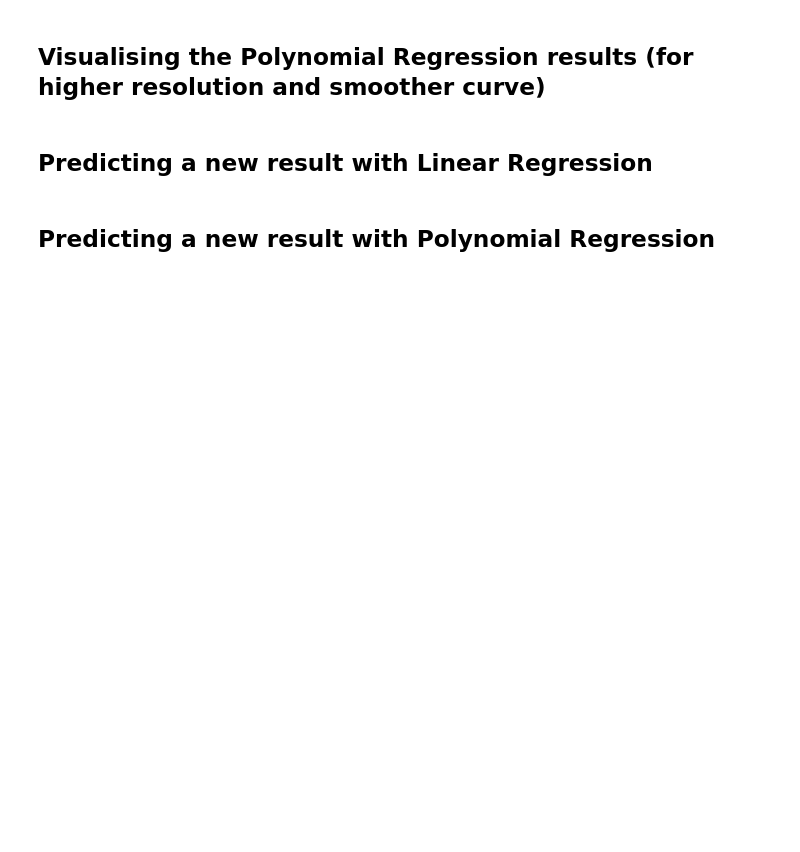
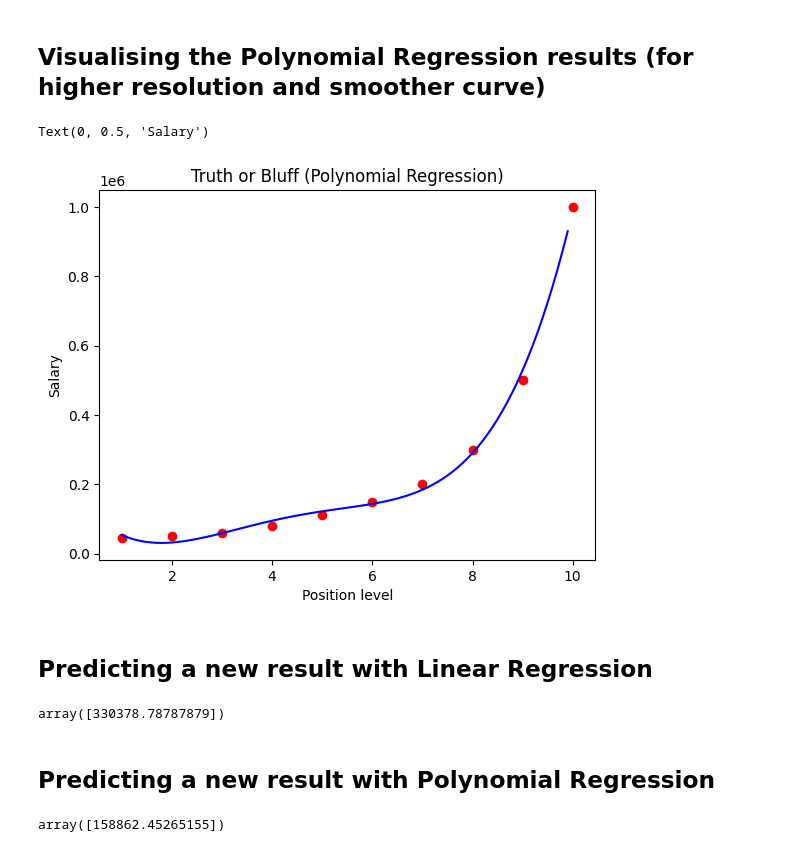
Before and after one commit to Maginador/AI_Study, a Jupyter notebook: MachineLearning_AZ_Udemy_04_PolynomialRegression.ipynb, the cells around one changed output. Cells and saved outputs as stored; diff of their text form; code cells hidden in the pictures; blank space fills up the shorter version.

```diff
--- a/MachineLearning_AZ_Udemy_04_PolynomialRegression.ipynb
+++ b/MachineLearning_AZ_Udemy_04_PolynomialRegression.ipynb
@@ -17,6 +83,36 @@
 # %% [markdown]
 ## Visualising the Polynomial Regression results (for higher resolution and smoother curve)
+# %%
+# Create a range of x-values with higher resolution for a smoother curve
+x_grid = np.arange(min(X), max(X), 0.1)
+# Reshape the x_grid to be a column vector
+x_grid = x_grid.reshape((len(x_grid), 1))
+# Plot the original data points as a scatter plot in red
+plt.scatter(X, y, color = 'red')
+# Plot the Polynomial Regression curve for the higher resolution x_grid
+plt.plot(x_grid, lin_reg_2.predict(poly_reg.fit_transform(x_grid)), color = 'blue')
+# Set the title of the plot
+plt.title('Truth or Bluff (Polynomial Regression)')
+# Set the label for the x-axis
+plt.xlabel('Position level')
+# Set the label for the y-axis
+plt.ylabel('Salary')
+# No plt.show() here, so the plot might not display immediately depending on the environment. Add plt.show() to display.
+# %% [output]
+Text(0, 0.5, 'Salary')
+[figure, added]
 # %% [markdown]
 ## Predicting a new result with Linear Regression
+# %%
+# Predict the salary for a position level of 6.5 using the Linear Regression model
+lin_reg.predict([[6.5]])
+# %% [output]
+array([330378.78787879])
 # %% [markdown]
 ## Predicting a new result with Polynomial Regression
+# %%
+# Predict the salary for a position level of 6.5 using the Polynomial Regression model
+# The input [[6.5]] is transformed into polynomial features before prediction
+lin_reg_2.predict(poly_reg.fit_transform([[6.5]]))
+# %% [output]
+array([158862.45265155])
```
Also changed, not shown: parts of 6 cells of this notebook.
